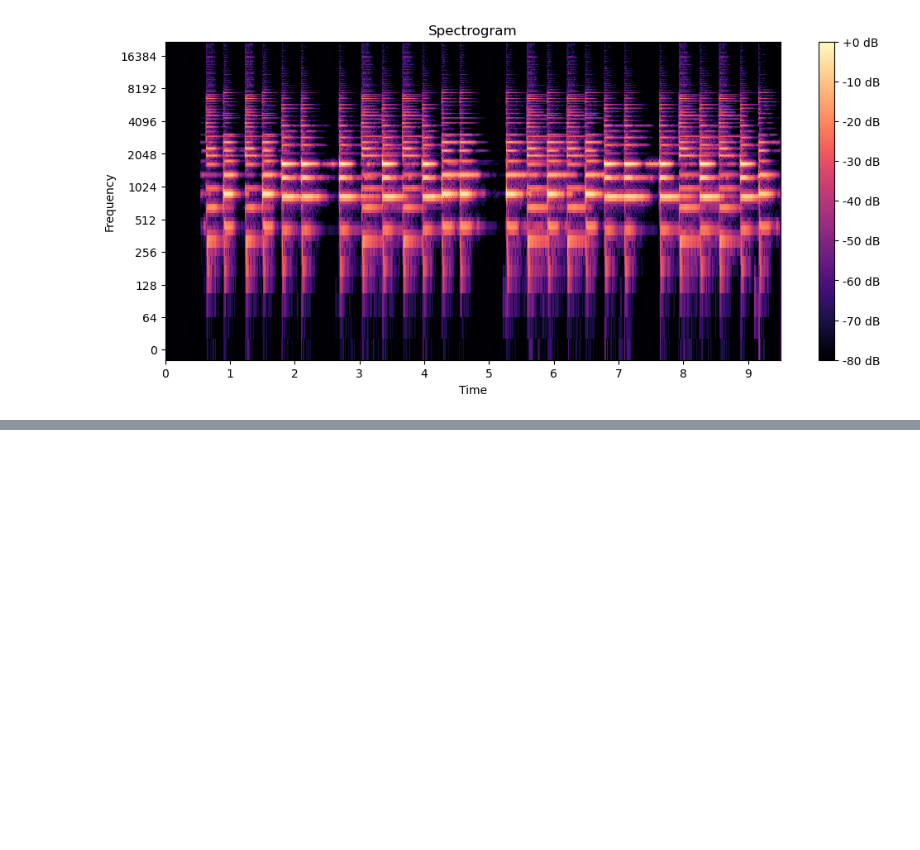
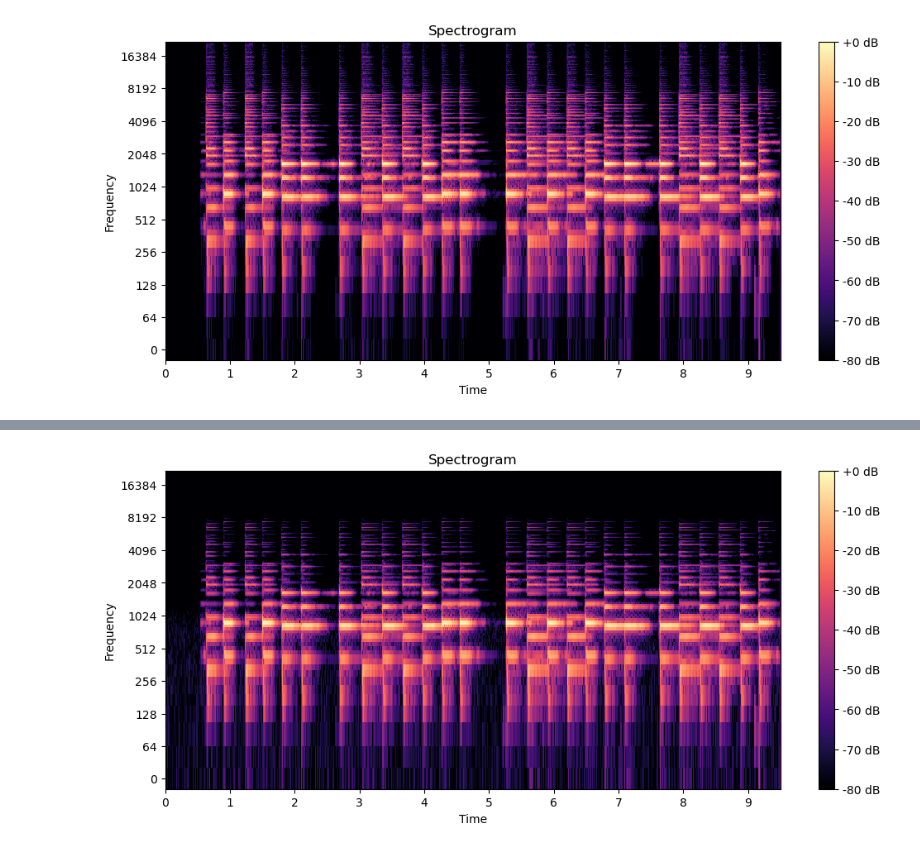
Before and after one commit to furball0/oavi, a Jupyter notebook: lab09/lab09.ipynb, the cells around one changed output, grey strips where cells are left out. Cells and saved outputs as stored; diff of their text form; code cells hidden in the pictures; blank space fills up the shorter version.

```diff
--- a/lab09/lab09.ipynb
+++ b/lab09/lab09.ipynb
@@ -110,0 +90,5 @@ wavfile.write('guitar_grasshopper_mono_with_noise_via_savgol_filter.wav', sample
+# %%
+spectrogram_noise_via_savgol = get_spectrogram("guitar_grasshopper_mono_with_noise_via_savgol_filter.wav")
+spectrogram_noise_via_savgol.savefig("spectrogram_noise_via_savgol.png")
+# %% [output]
+[figure, added]
```
Also changed, not shown: parts of 8 cells of this notebook, 11 other files.
